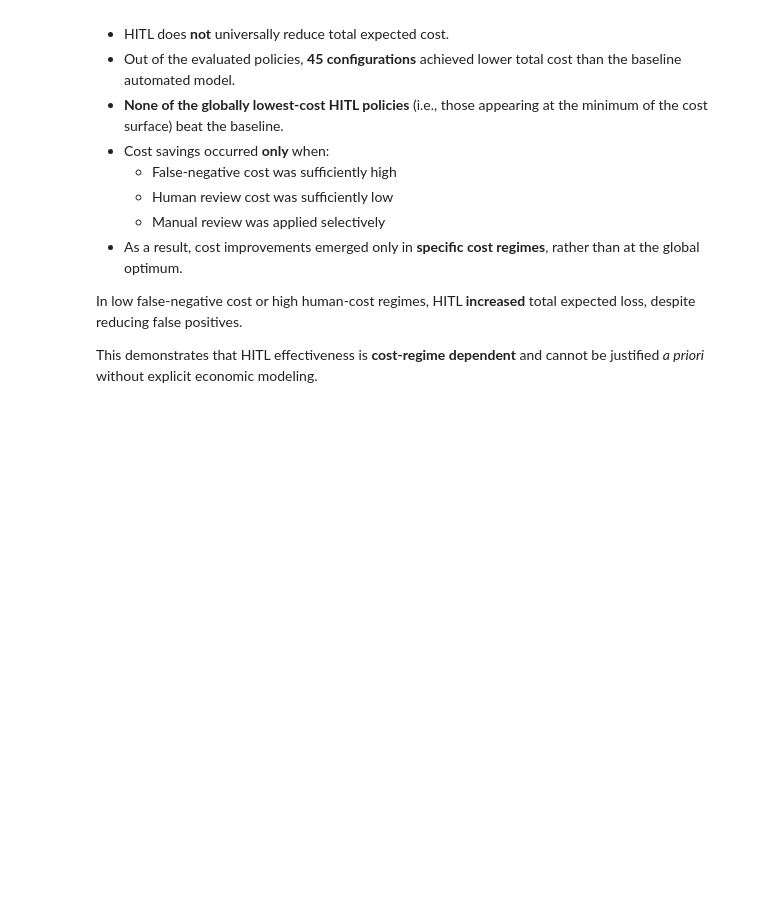
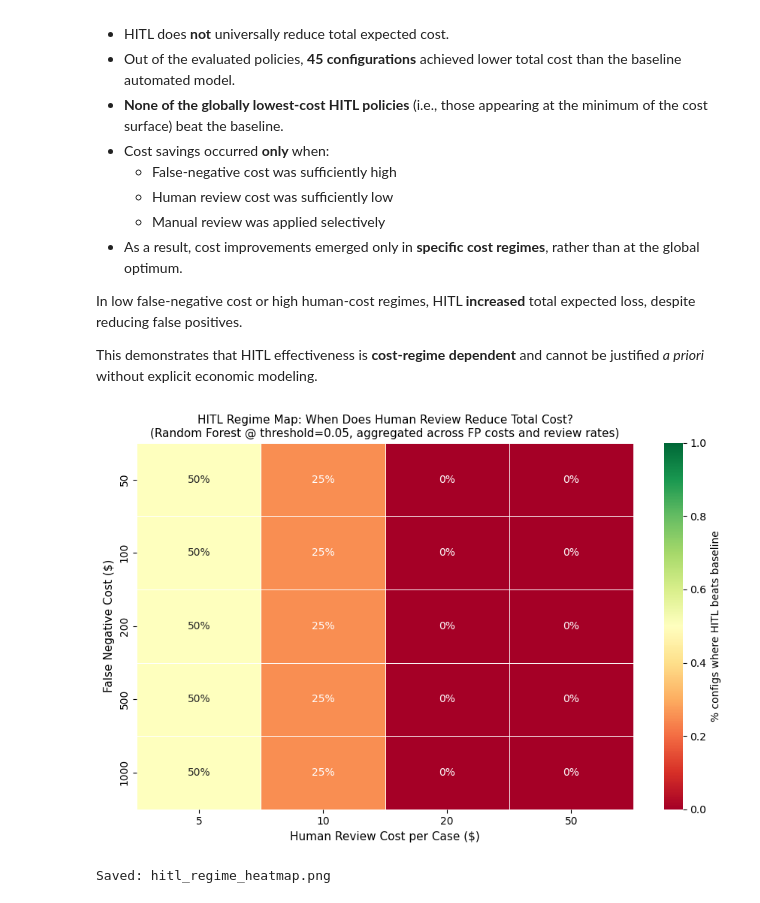
Before and after one commit to Mahmudasief/cost-sensitive-hitl-decision-systems, a Jupyter notebook: notebooks/02_baseline_models.ipynb, the cells around one changed output. Cells and saved outputs as stored; diff of their text form; code cells hidden in the pictures; blank space fills up the shorter version.

Commit message:
Add HITL regime heatmap and sensitivity analysis

```diff
--- a/notebooks/02_baseline_models.ipynb
+++ b/notebooks/02_baseline_models.ipynb
@@ -832,3 +832,71 @@ Key findings:
 In low false-negative cost or high human-cost regimes, HITL **increased** total expected loss, despite reducing false positives.
 
 This demonstrates that HITL effectiveness is **cost-regime dependent** and cannot be justified *a priori* without explicit economic modeling.
+# %%
+import numpy as np
+import pandas as pd
+import matplotlib.pyplot as plt
+import seaborn as sns
+from sklearn.metrics import confusion_matrix
+
+threshold = 0.05
+scores = y_prob_rf
+y_pred = (scores >= threshold).astype(int)
+TN, FP, FN, TP = confusion_matrix(y_test, y_pred).ravel()
+
+fp_costs = [1, 5, 10, 20]
+fn_costs = [50, 100, 200, 500, 1000]
+human_costs = [5, 10, 20, 50]
+review_rates = [0.05, 0.10, 0.20]
+human_fp_fix_rate = 0.7
+
+rows = []
+for fp_cost in fp_costs:
+    for fn_cost in fn_costs:
+        baseline_cost = FP * fp_cost + FN * fn_cost
+        for human_cost in human_costs:
+            for review_rate in review_rates:
+                alerts = FP + TP
+                k = int(alerts * review_rate)
+                fp_fixed = int(k * human_fp_fix_rate)
+                fp_after = max(FP - fp_fixed, 0)
+                model_cost = fp_after * fp_cost + FN * fn_cost
+                human_review_cost = k * human_cost
+                total_cost = model_cost + human_review_cost
+                rows.append({
+                    "fp_cost": fp_cost,
+                    "fn_cost": fn_cost,
+                    "human_cost": human_cost,
+                    "review_rate": review_rate,
+                    "beats_baseline": int(total_cost < baseline_cost)
+                })
+
+results_df = pd.DataFrame(rows)
+
+pivot = results_df.groupby(
+    ["fn_cost", "human_cost"])["beats_baseline"].mean().unstack()
+
+plt.figure(figsize=(9, 6))
+sns.heatmap(
+    pivot,
+    annot=True,
+    fmt=".0%",
+    cmap="RdYlGn",
+    linewidths=0.5,
+    cbar_kws={"label": "% configs where HITL beats baseline"},
+    vmin=0, vmax=1
+)
+plt.title(
+    "HITL Regime Map: When Does Human Review Reduce Total Cost?\n"
+    "(Random Forest @ threshold=0.05, aggregated across FP costs and review rates)",
+    fontsize=11
+)
+plt.xlabel("Human Review Cost per Case ($)", fontsize=11)
+plt.ylabel("False Negative Cost ($)", fontsize=11)
+plt.tight_layout()
+plt.savefig("hitl_regime_heatmap.png", dpi=150, bbox_inches="tight")
+plt.show()
+print("Saved: hitl_regime_heatmap.png")
+# %% [output]
+[figure, added]
+Saved: hitl_regime_heatmap.png
```
Also changed, not shown: parts of 1 cell of this notebook.
